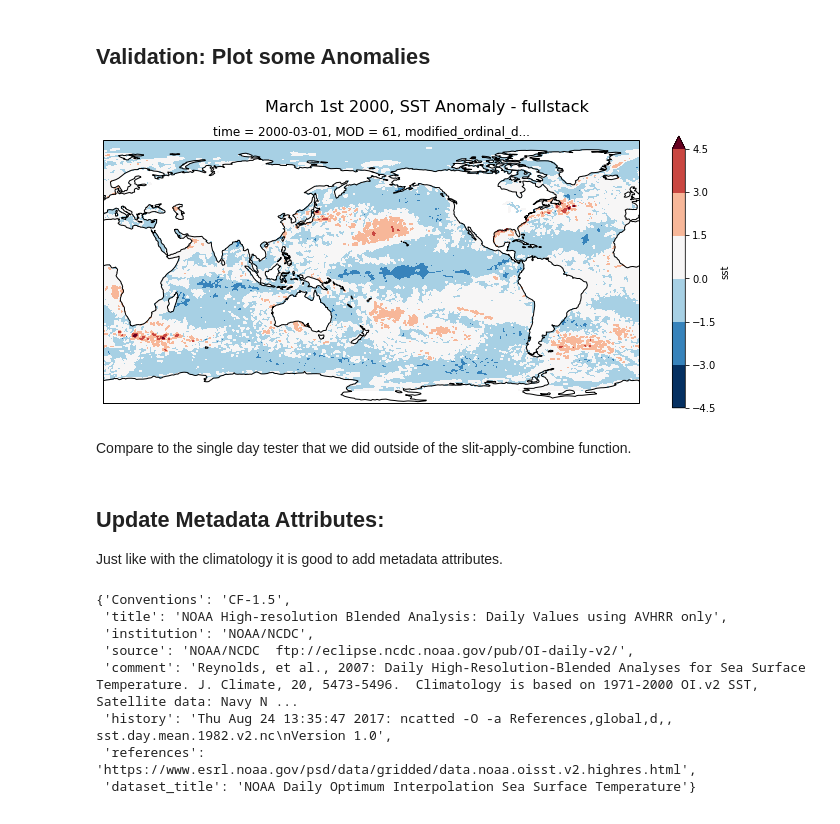
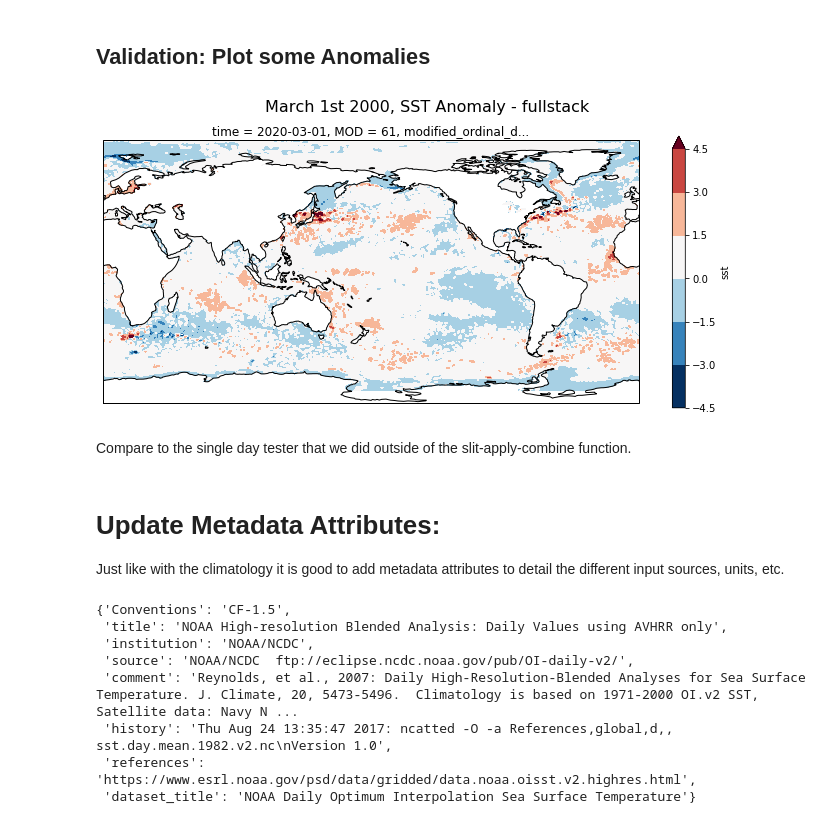
Before and after one commit to gulfofmaine/oisst_mainstays, a Jupyter notebook: notebooks/02_BASE_Anomaly_Calc.ipynb, the cells around one changed output. Saved outputs shown, nothing was run; the diff lists cells and outputs as text; code cells hidden in the pictures.

```diff
--- a/notebooks/02_BASE_Anomaly_Calc.ipynb
+++ b/notebooks/02_BASE_Anomaly_Calc.ipynb
@@ -75,7 +69,11 @@ Lazy-load the annual netcdf files for the oisst sst data. Once again we will be
 #Load/append all the annual netcdf files
 start_year = 1982
 end_year = 2020
-my_years = np.arange(start_year, end_year, 1)
+my_years = np.arange(start_year, end_year + 1, 1)
 nc_files = []
 for i in my_years:
     nc_files.append(f"{box_root}RES_Data/OISST/oisst_mainstays/annual_observations/sst.day.mean." + str(i) + ".v2.nc")
+
+# Load and append the annual observations as. a single array
+sst_obs = xr.open_mfdataset(nc_files, parallel = False, combine = 'by_coords')
+sst_obs.attrs
@@ -97,6 +93,4 @@ Now add that dimension to the big observed sst array
-# %%
-#Add modified ordinal day as a variable
-sst_obs = sst_obs.assign(modified_ordinal_day = modified_ordinal_day)
-
-#Maybe need to add modified ordinal day as coordinate as well
-sst_obs = sst_obs.assign_coords(MOD = modified_ordinal_day)
+# %%
+# modified ordinal day function moved to oisstools module for consistency across notebooks
+sst_obs = ot.add_mod(sst_obs, 'time')
+sst_obs
@@ -184,0 +195,4 @@ Data variables:
+# %%
+# using oisstools module, subtract daily climatology that matches MOD
+daily_anoms = sst_obs.groupby('time').map(lambda x: ot.calc_anom(x, daily_clims))
+daily_anoms
@@ -187,19 +212,19 @@ Data variables:
 # %%
 fig = plt.figure(figsize=[12,5])
 
 ax = fig.add_subplot(111, projection = ccrs.PlateCarree(central_longitude = 180))
 fig.suptitle('March 1st 2000, SST Anomaly - fullstack', fontsize = 16)
 
-daily_anoms.sel(time = '2000-03-01')['sst'].plot.contourf(
+daily_anoms.sel(time = '2020-03-01')['sst'].plot.contourf(
     ax=ax,
     levels=np.arange(-4.5, 6, 1.5),
     extend='max',
     transform=ccrs.PlateCarree())
 
 ax.coastlines()
 
 plt.show()
 # %% [output]
-[figure, old version]
+[figure, new version]
 # %% [markdown]
 Compare to the single day tester that we did outside of the slit-apply-combine function.
@@ -221,7 +231,7 @@ Compare to the single day tester that we did outside of the slit-apply-combine f
 # %% [markdown]
-## Update Metadata Attributes:
+# Update Metadata Attributes:
 
-Just like with the climatology it is good to add metadata attributes.
+Just like with the climatology it is good to add metadata attributes to detail the different input sources, units, etc.
 # %%
 sst_obs.attrs
 # %% [output]
```
Also changed, not shown: parts of 21 cells of this notebook, 5 other files.
